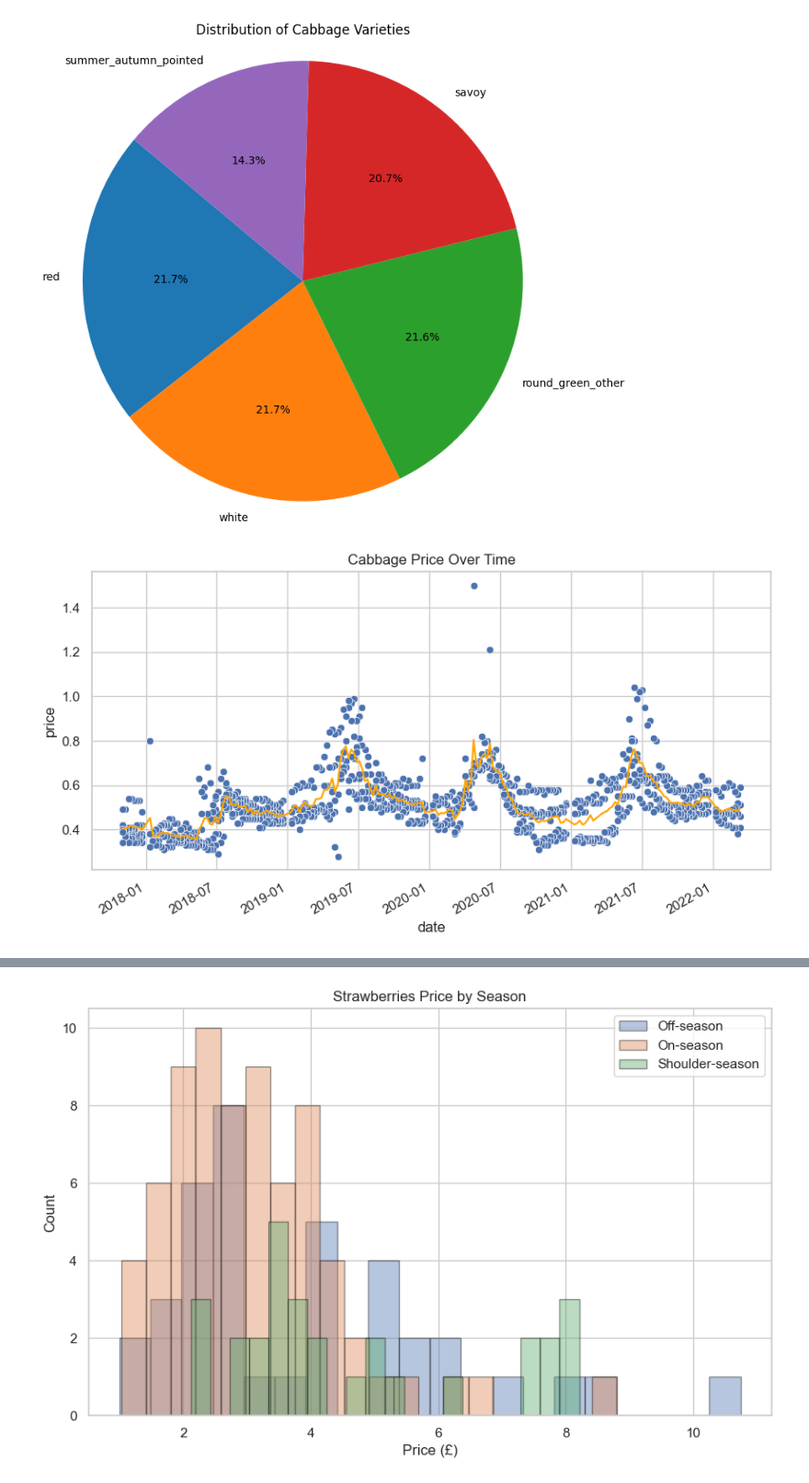
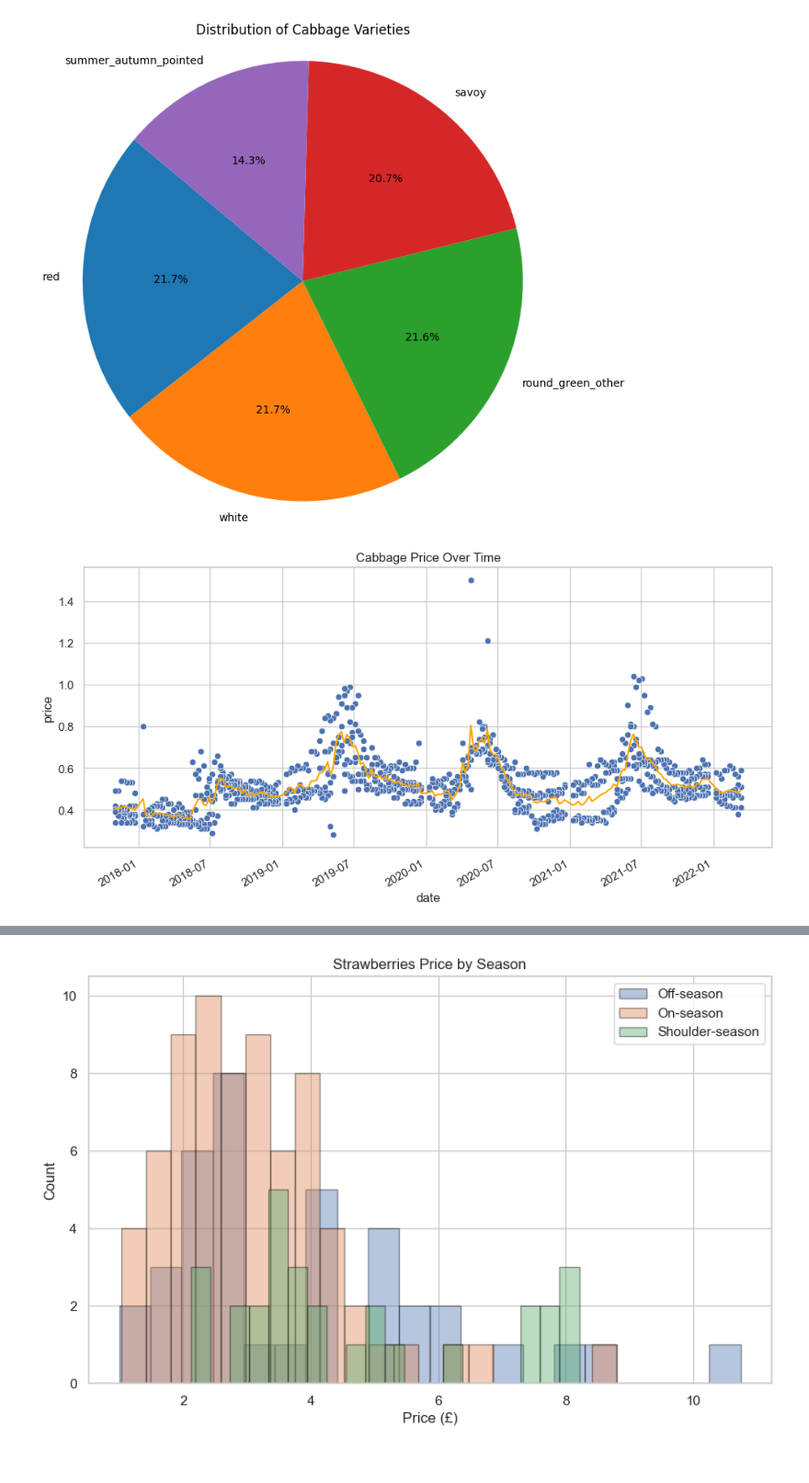
Before and after one commit to Khoi412/Capstone_Project_Fruit_Veg_Prices_UK, a Jupyter notebook: jupyter_notebooks/DataVisuals.ipynb, the cells around one changed output, grey strips where cells are left out. Shown at 92% size. Cells and saved outputs as stored; diff of their text form; code cells hidden in the pictures.

```diff
--- a/jupyter_notebooks/DataVisuals.ipynb
+++ b/jupyter_notebooks/DataVisuals.ipynb
@@ -211,16 +211,21 @@ plt.axis('equal')  # Equal aspect ratio ensures pie is drawn as a circle
 plt.show()
 # %% [output]
 [figure]
+# %%
+cabbage_df.loc[:, 'date'] = pd.to_datetime(cabbage_df['date'], errors='coerce') # convert to datetime, coerce errors to NaT
+# %%
+cabbage_df = cabbage_df.dropna(subset=['date']) # drop rows where 'date' is NaT
 # %%
-sns.set(style="whitegrid")
-plt.figure(figsize=(10,5))
+sns.set_theme(style="whitegrid")
+plt.figure(figsize=(10, 5))
 sns.scatterplot(data=cabbage_df, x='date', y='price')
 sns.lineplot(data=cabbage_df, x='date', y='price', errorbar=None, color='orange')
 plt.title('Cabbage Price Over Time')
-plt.gcf().autofmt_xdate() # rotates & right-aligns dates
+plt.gcf().autofmt_xdate()
+plt.tight_layout()
 plt.show()
 # %% [output]
-[figure, old version]
+[figure, new version]
 # %%
 # Interactive chart line for better visualization and specific points
 fig = px.line(cabbage_df, x='date', y='price', color='variety',
```
Also changed, not shown: parts of 4 cells of this notebook.
